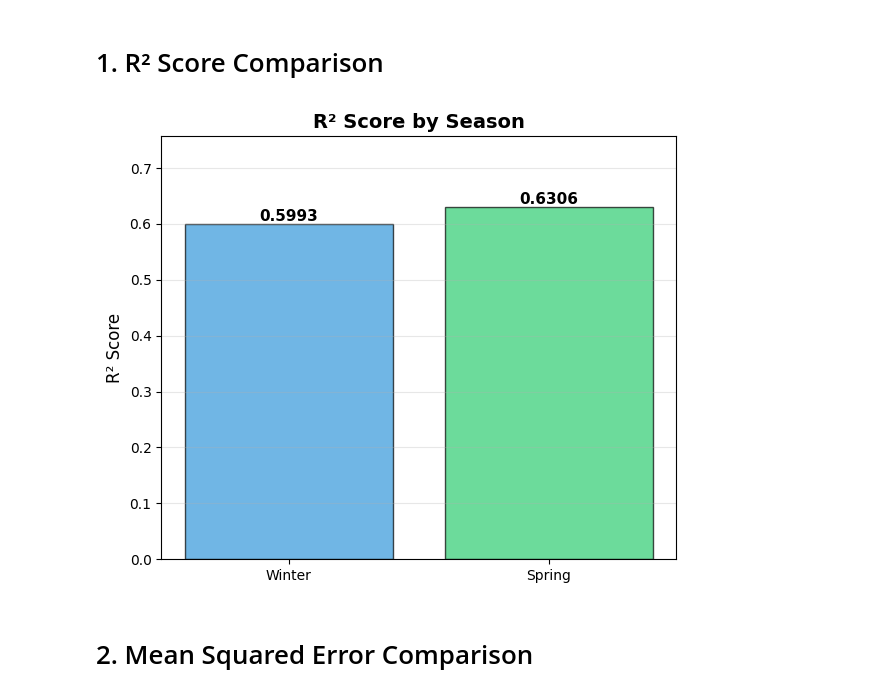
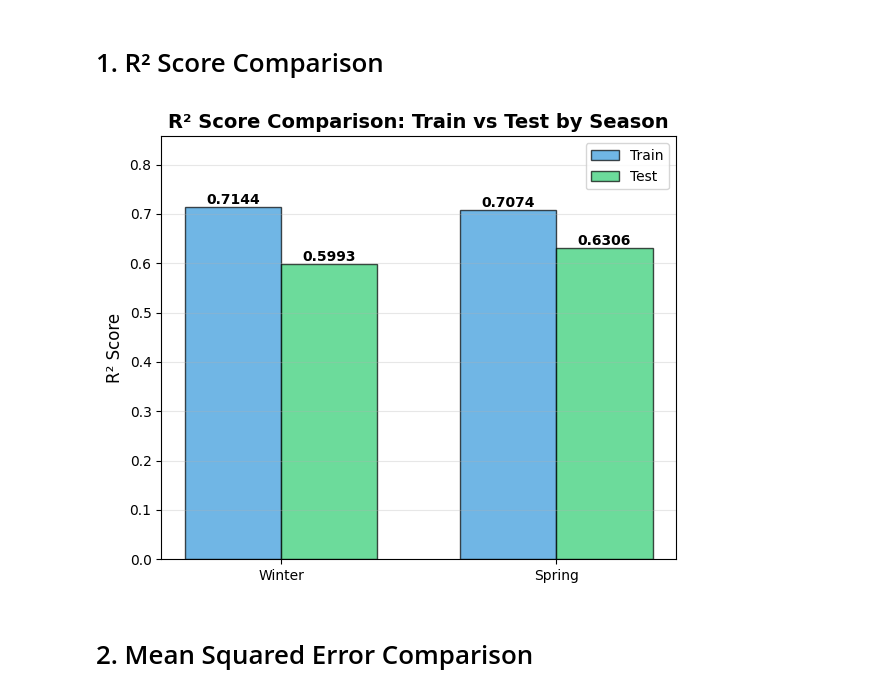
Before and after one commit to amrit-niure/batvsrat_investigation_A_and_B, a Jupyter notebook: investigation-b.ipynb, the cells around one changed output. Saved outputs shown, nothing was run; the diff lists cells and outputs as text; code cells hidden in the pictures.

```diff
--- a/investigation-b.ipynb
+++ b/investigation-b.ipynb
@@ -984,5 +1034,6 @@ X_test_w_scaled = transformer_w.transform(X_test_w)
 # %%
 model_winter = LinearRegression()
 model_winter.fit(X_train_w_scaled, y_train_w)
-y_pred_winter = model_winter.predict(X_test_w_scaled)
+y_test_pred_winter = model_winter.predict(X_test_w_scaled)
+y_train_pred_winter = model_winter.predict(X_train_w_scaled)
 # %%
@@ -1069,13 +1180,20 @@ X_test_s_scaled = transformer_s.transform(X_test_s)
 # %%
 model_spring = LinearRegression()
 model_spring.fit(X_train_s_scaled, y_train_s)
-y_pred_spring = model_spring.predict(X_test_s_scaled)
+y_test_pred_spring = model_spring.predict(X_test_s_scaled)
+y_train_pred_spring = model_spring.predict(X_train_s_scaled)
 # %% [markdown]
 # Metrics for spring
 # %%
-mse_spring = mean_squared_error(y_test_s, y_pred_spring)
-r2_spring = r2_score(y_test_s, y_pred_spring)
-rmse_spring = np.sqrt(mse_spring)
+# Training metrics
+r2_train_spring = r2_score(y_train_s, y_train_pred_spring)
+mse_train_spring = mean_squared_error(y_train_s, y_train_pred_spring)
+rmse_train_spring = np.sqrt(mse_train_spring)
+
+# Test metrics
+r2_test_spring = r2_score(y_test_s, y_test_pred_spring)
+mse_test_spring = mean_squared_error(y_test_s, y_test_pred_spring)
+rmse_test_spring = np.sqrt(mse_test_spring)
 # %% [markdown]
 # Cross-validation for spring
 # %%
@@ -1137,22 +1334,38 @@ colors = ['#3498db', '#2ecc71']
 # 1. R² Score Comparison
 # %%
 plt.figure(figsize=(6, 5))
-r2_values = [r2_winter, r2_spring]
-bars = plt.bar(seasons, r2_values, color=colors, alpha=0.7, edgecolor='black')
+r2_train_values = [r2_train_winter, r2_train_spring]
+r2_test_values = [r2_test_winter, r2_test_spring]
+
+x = np.arange(len(seasons))
+width = 0.35
+
+bars1 = plt.bar(x - width/2, r2_train_values, width, label='Train', color='#3498db', alpha=0.7, edgecolor='black')
+bars2 = plt.bar(x + width/2, r2_test_values, width, label='Test', color='#2ecc71', alpha=0.7, edgecolor='black')
+
 plt.ylabel('R² Score', fontsize=12)
-plt.title('R² Score by Season', fontsize=14, fontweight='bold')
-plt.ylim(0, max(r2_values) * 1.2)
+plt.title('R² Score Comparison: Train vs Test by Season', fontsize=14, fontweight='bold')
+plt.xticks(x, seasons)
+plt.legend()
+plt.ylim(0, max(r2_train_values + r2_test_values) * 1.2)
 plt.grid(axis='y', alpha=0.3)
 
-for bar, val in zip(bars, r2_values):
+# Annotate train values
+for bar, val in zip(bars1, r2_train_values):
     plt.text(bar.get_x() + bar.get_width()/2., bar.get_height(),
              f'{val:.4f}', ha='center', va='bottom',
-             fontsize=11, fontweight='bold')
+             fontsize=10, fontweight='bold')
+
+# Annotate test values
+for bar, val in zip(bars2, r2_test_values):
+    plt.text(bar.get_x() + bar.get_width()/2., bar.get_height(),
+             f'{val:.4f}', ha='center', va='bottom',
+             fontsize=10, fontweight='bold')
 
 plt.tight_layout()
 plt.show()
 # %% [output]
-[figure, old version]
+[figure, new version]
 # %% [markdown]
 # 2. Mean Squared Error Comparison
 # %%
```
Also changed, not shown: parts of 24 cells of this notebook.
